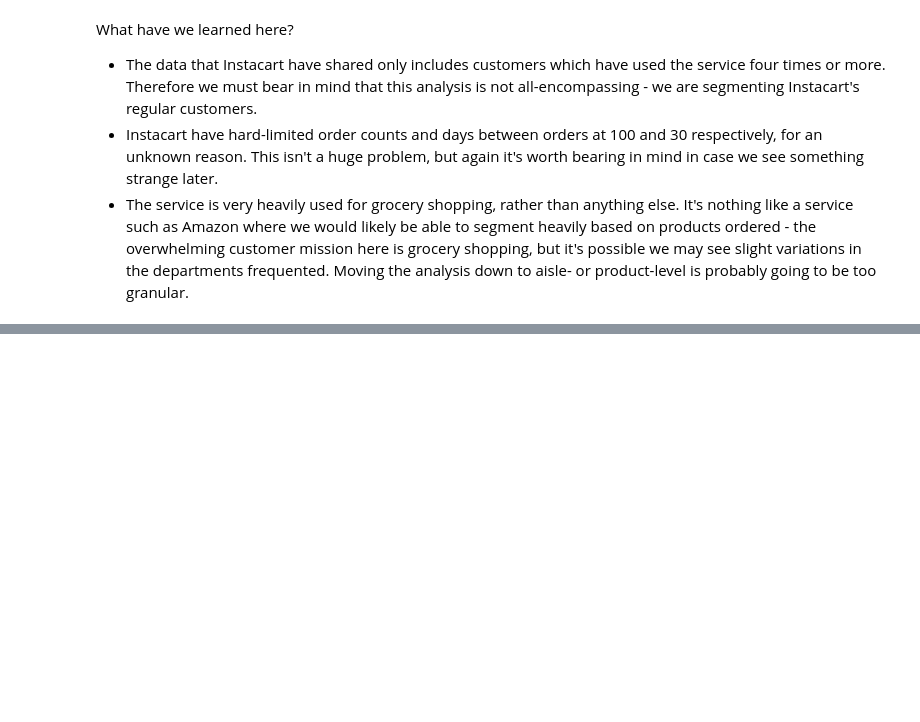
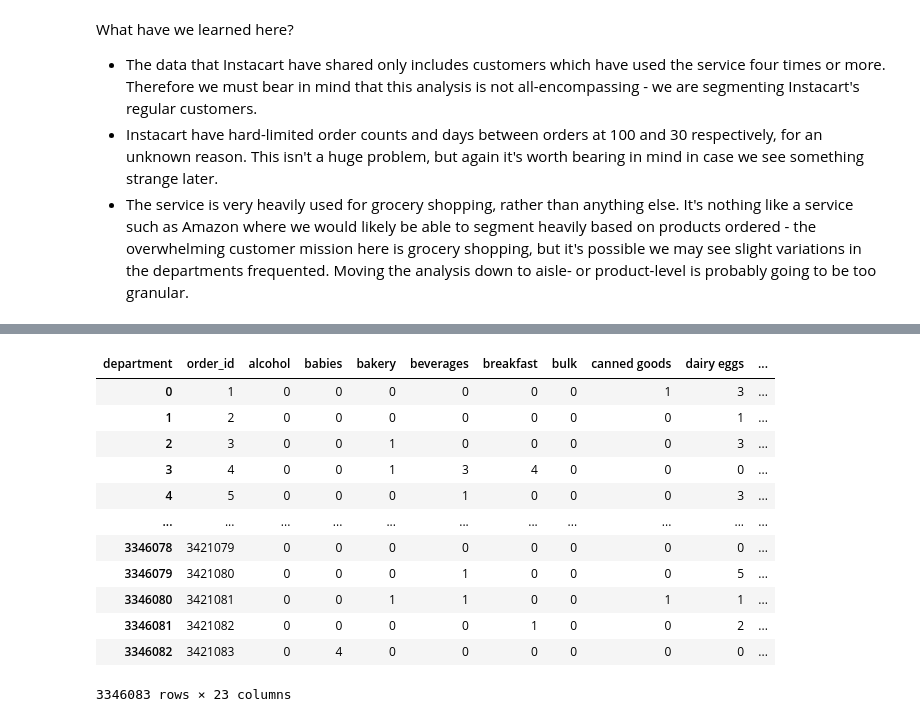
Before and after one commit to FraserTarbet/Instacart-Customer-Segmentation, a Jupyter notebook: CustomerSegmentation.ipynb, the cells around one changed output, grey strips where cells are left out. Drawn from its saved outputs; the diff is of its cells as text; code cells hidden in the pictures; blank space fills up the shorter version.

Commit message:
customer dataset

```diff
--- a/CustomerSegmentation.ipynb
+++ b/CustomerSegmentation.ipynb
@@ -114,0 +126,31 @@ What have we learned here?
+# %%
+# Order dataset with product counts (total and per department)
+
+order_pivot = pd.pivot_table(
+    order_products_department,
+    values="product_id",
+    index="order_id",
+    columns="department",
+    aggfunc="count",
+    fill_value=0,
+    margins=True
+)
+
+order_pivot.drop("All", axis=0, inplace=True)
+order_pivot.reset_index(inplace=True)
+
+order_pivot
+# %% [output]
+| department | order_id | alcohol | babies | bakery | beverages | breakfast | bulk | canned goods | dairy eggs | ... |
+| 0 | 1 | 0 | 0 | 0 | 0 | 0 | 0 | 1 | 3 | ... |
+| 1 | 2 | 0 | 0 | 0 | 0 | 0 | 0 | 0 | 1 | ... |
+| 2 | 3 | 0 | 0 | 1 | 0 | 0 | 0 | 0 | 3 | ... |
+| 3 | 4 | 0 | 0 | 1 | 3 | 4 | 0 | 0 | 0 | ... |
+| 4 | 5 | 0 | 0 | 0 | 1 | 0 | 0 | 0 | 3 | ... |
+| ... | ... | ... | ... | ... | ... | ... | ... | ... | ... | ... |
+| 3346078 | 3421079 | 0 | 0 | 0 | 0 | 0 | 0 | 0 | 0 | ... |
+| 3346079 | 3421080 | 0 | 0 | 0 | 1 | 0 | 0 | 0 | 5 | ... |
+| 3346080 | 3421081 | 0 | 0 | 1 | 1 | 0 | 0 | 1 | 1 | ... |
+| 3346081 | 3421082 | 0 | 0 | 0 | 0 | 1 | 0 | 0 | 2 | ... |
+| 3346082 | 3421083 | 0 | 4 | 0 | 0 | 0 | 0 | 0 | 0 | ... |
+3346083 rows × 23 columns
```
Also changed, not shown: parts of 6 cells of this notebook.
